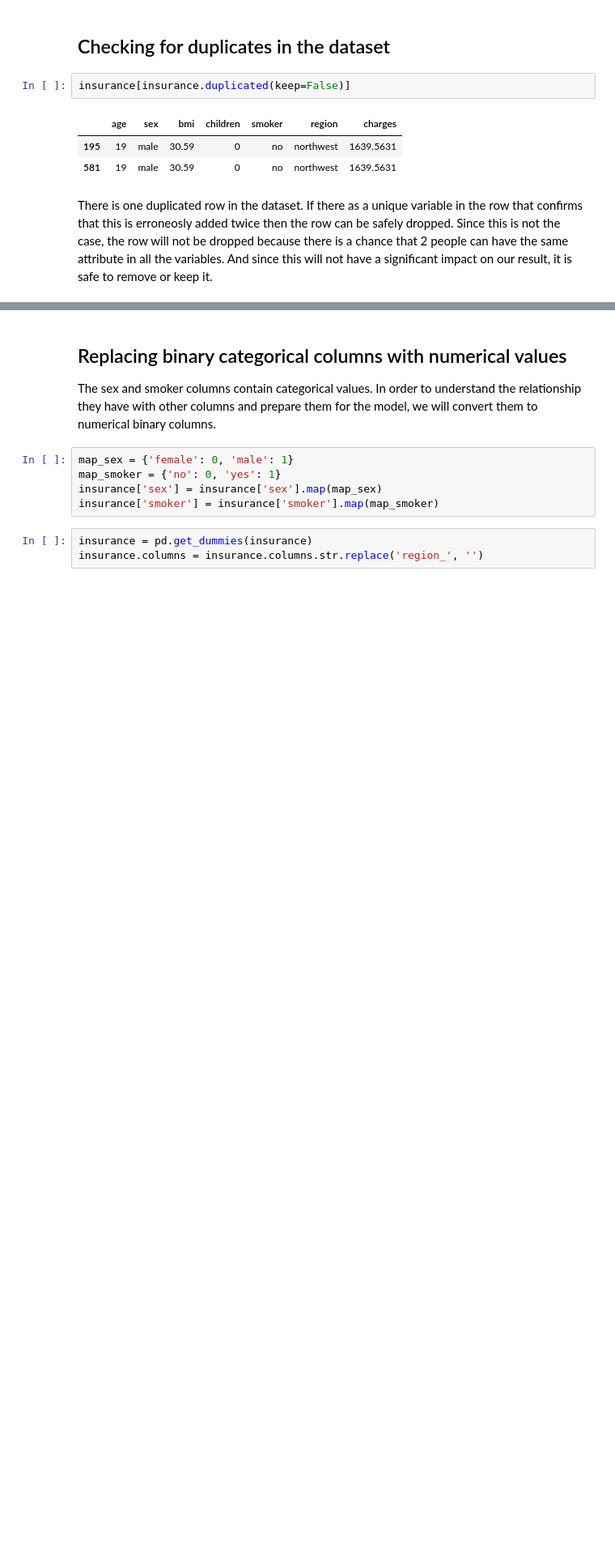
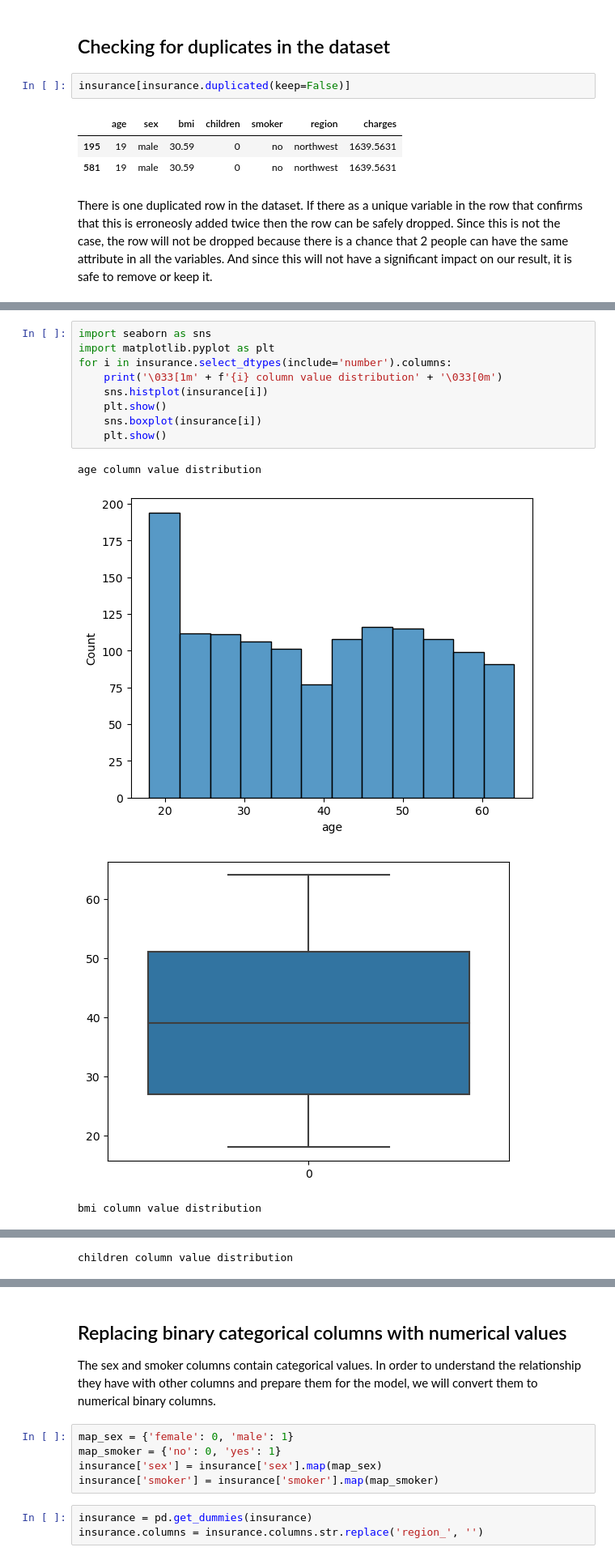
Before and after one commit to Mueeshassan/medical-costs-regression-model, a Jupyter notebook: Predicting Medical Cost with Linear Regression Model.ipynb, the cells around one changed output, grey strips where cells are left out. Shown at 81% size. Saved outputs shown, nothing was run; the diff lists cells and outputs as text; blank space fills up the shorter version.

```diff
--- a/Predicting Medical Cost with Linear Regression Model.ipynb
+++ b/Predicting Medical Cost with Linear Regression Model.ipynb
@@ -81,0 +85,14 @@ There is one duplicated row in the dataset. If there as a unique variable in the
+# %%
+import seaborn as sns
+import matplotlib.pyplot as plt
+for i in insurance.select_dtypes(include='number').columns:
+    print('\033[1m' + f'{i} column value distribution' + '\033[0m')
+    sns.histplot(insurance[i])
+    plt.show()
+    sns.boxplot(insurance[i])
+    plt.show()
+# %% [output]
+age column value distribution
+[figure, added]
+[figure, added]
+bmi column value distribution
@@ -81,0 +101 @@ There is one duplicated row in the dataset. If there as a unique variable in the
+children column value distribution
```
Also changed, not shown: parts of 16 cells of this notebook.
